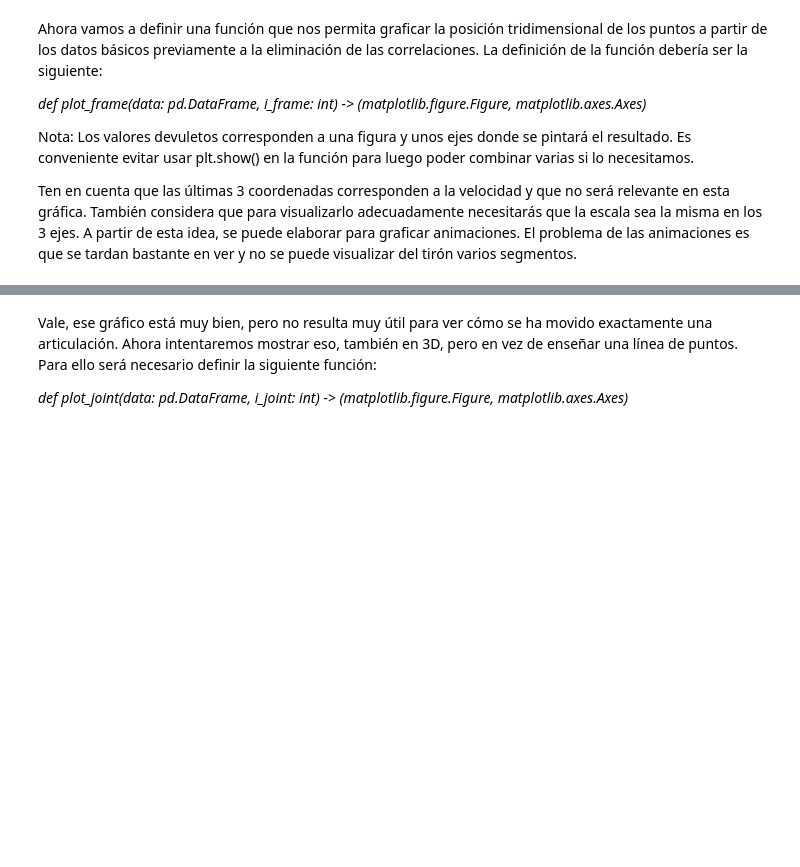
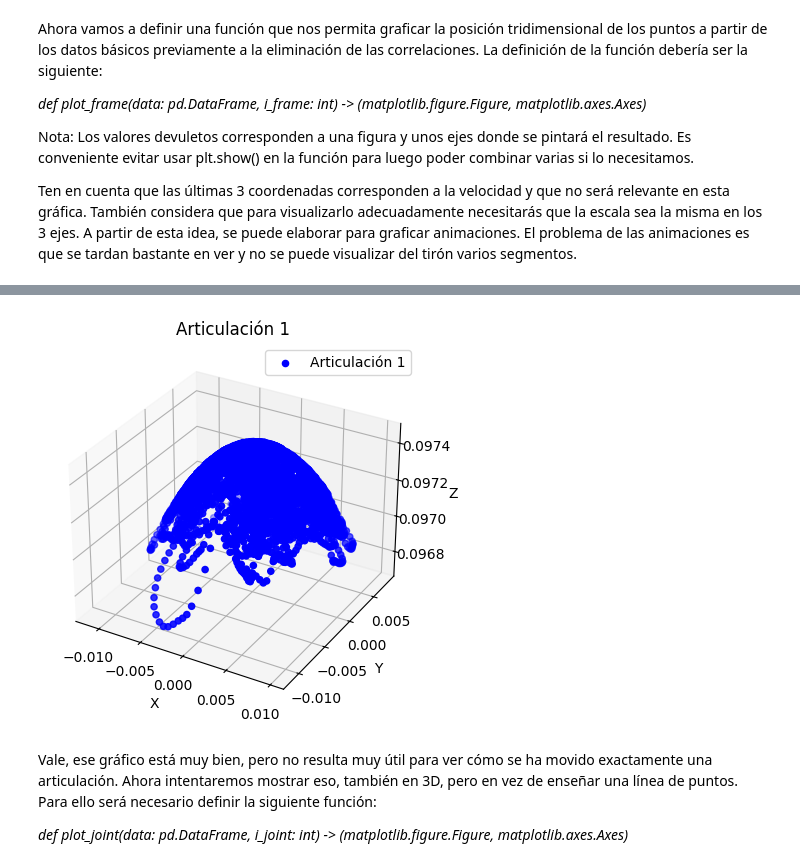
Before and after one commit to VictorLG89/PruebasProgreso, a Jupyter notebook: Prueba_de_progreso_2/notebook_procesamiento_señal_vacío.ipynb, the cells around one changed output, grey strips where cells are left out. Cells and saved outputs as stored; diff of their text form; code cells hidden in the pictures; blank space fills up the shorter version.

```diff
--- a/Prueba_de_progreso_2/notebook_procesamiento_señal_vacío.ipynb
+++ b/Prueba_de_progreso_2/notebook_procesamiento_señal_vacío.ipynb
@@ -69,3 +139,42 @@ plt.show()
+# %%
+def plot_joint(data, joint_i):
+    """
+    Grafica la trayectoria de una articulación específica en 3D a lo largo de todos los frames.
+
+    Args:
+        data (pd.DataFrame): DataFrame que contiene las coordenadas X, Y, Z de las articulaciones.
+        joint_i (int): Índice de la articulación (se asume que las columnas están organizadas en bloques de 3: X, Y, Z).
+
+    Returns:
+        fig (plt.Figure): Figura del gráfico.
+        ax (plt.Axes): Ejes del gráfico.
+    """
+    # Crear la figura y los ejes 3D
+    fig = plt.figure()
+    ax = fig.add_subplot(projection='3d')
+
+    # Extraer las coordenadas X, Y, Z para la articulación especificada
+    x = data.iloc[:, joint_i]
+    y = data.iloc[:, joint_i + 1]
+    z = data.iloc[:, joint_i + 2]
+
+    # Graficar los puntos de la articulación en 3D
+    ax.scatter(x, y, z, label=f'Articulación {joint_i // 3}', color='b', marker='o')
+
+    # Configurar etiquetas y escalas
+    ax.set_xlabel('X')
+    ax.set_ylabel('Y')
+    ax.set_zlabel('Z')
+    ax.set_title(f'Articulación {joint_i // 3}')
+    ax.legend()
+
+    return fig, ax
+
+# Llamar a la función para graficar la trayectoria de una articulación
+fig, ax = plot_joint(resta, 3)  # Cambia el índice según la articulación que quieras graficar
+plt.show()
+# %% [output]
+[figure, added]
 # %% [markdown]
 Vale, ese gráfico está muy bien, pero no resulta muy útil para ver cómo se ha movido exactamente una articulación. Ahora intentaremos mostrar eso, también en 3D, pero en vez de enseñar una línea de puntos. Para ello será necesario definir la siguiente función:
 
```
Also changed, not shown: parts of 10 cells of this notebook.
